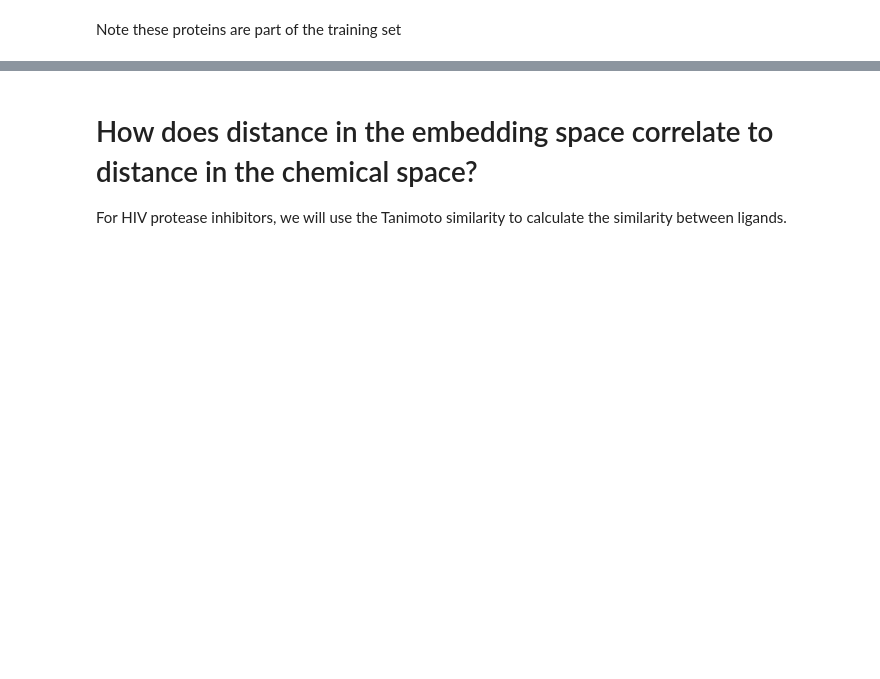
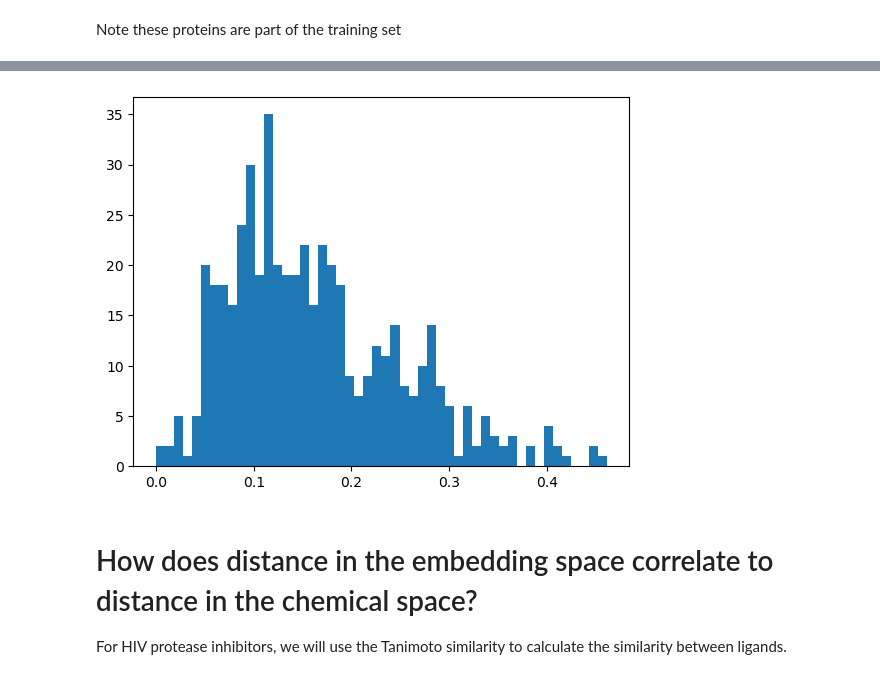
Before and after one commit to mims-harvard/ATOMICA, a Jupyter notebook: case_studies/molecule_similarity/similarity_of_ligands_carbonic_anydrase.ipynb, the cells around one changed output, grey strips where cells are left out. Saved outputs shown, nothing was run; the diff lists cells and outputs as text; code cells hidden in the pictures; blank space fills up the shorter version.

```diff
--- a/case_studies/molecule_similarity/similarity_of_ligands_carbonic_anydrase.ipynb
+++ b/case_studies/molecule_similarity/similarity_of_ligands_carbonic_anydrase.ipynb
@@ -145,6 +155,11 @@ tani_similarities = []
 for p1, p2 in subsample_pairs:
     tani = get_tanimoto_similarity(p1, p2)
     tani_similarities.append(tani)
+# %%
+plt.hist(tani_similarities, bins=50)
+plt.show()
+# %% [output]
+[figure, added]
 # %% [markdown]
 # How does distance in the embedding space correlate to distance in the chemical space?
 For HIV protease inhibitors, we will use the Tanimoto similarity to calculate the similarity between ligands.
```
Also changed, not shown: parts of 11 cells of this notebook, 4 other files.
